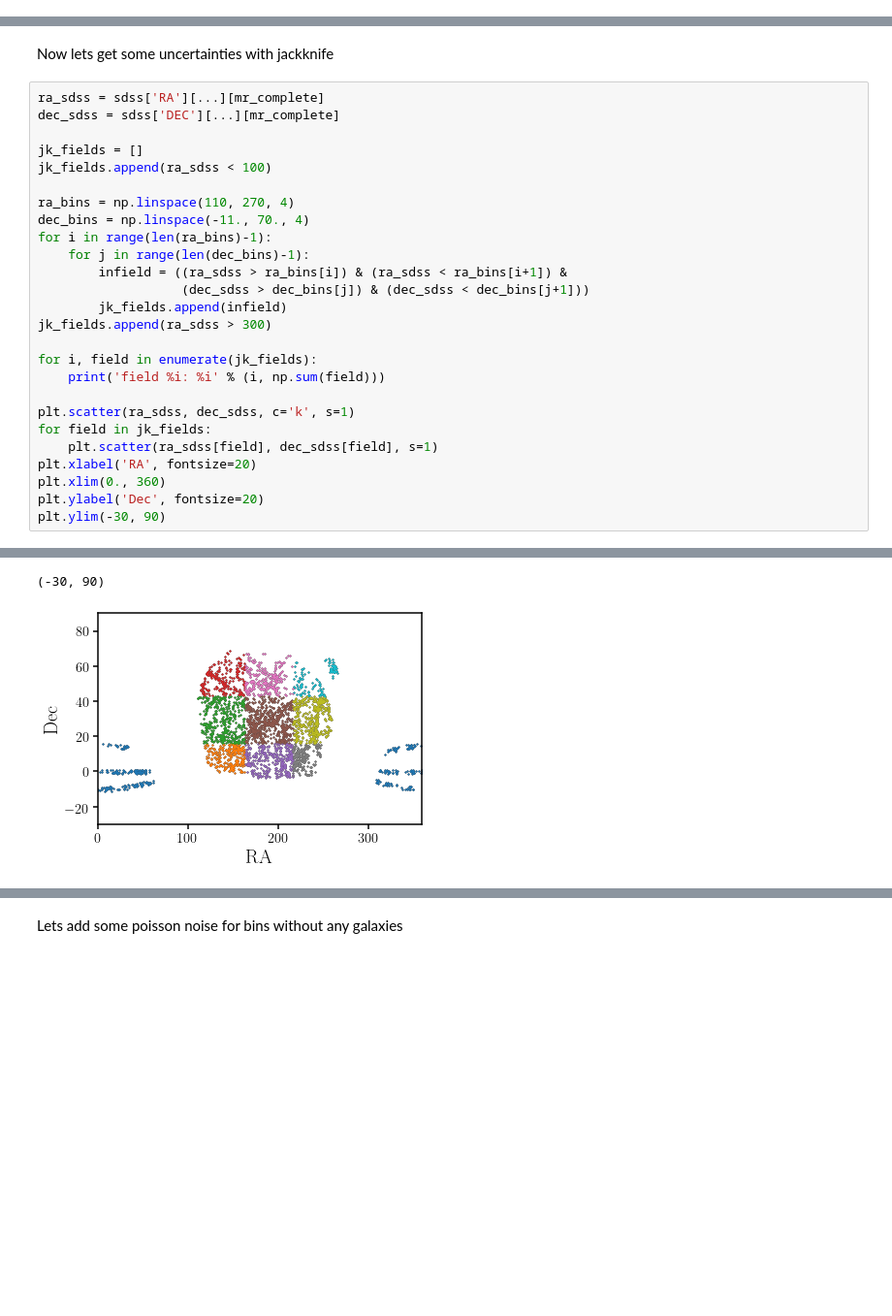
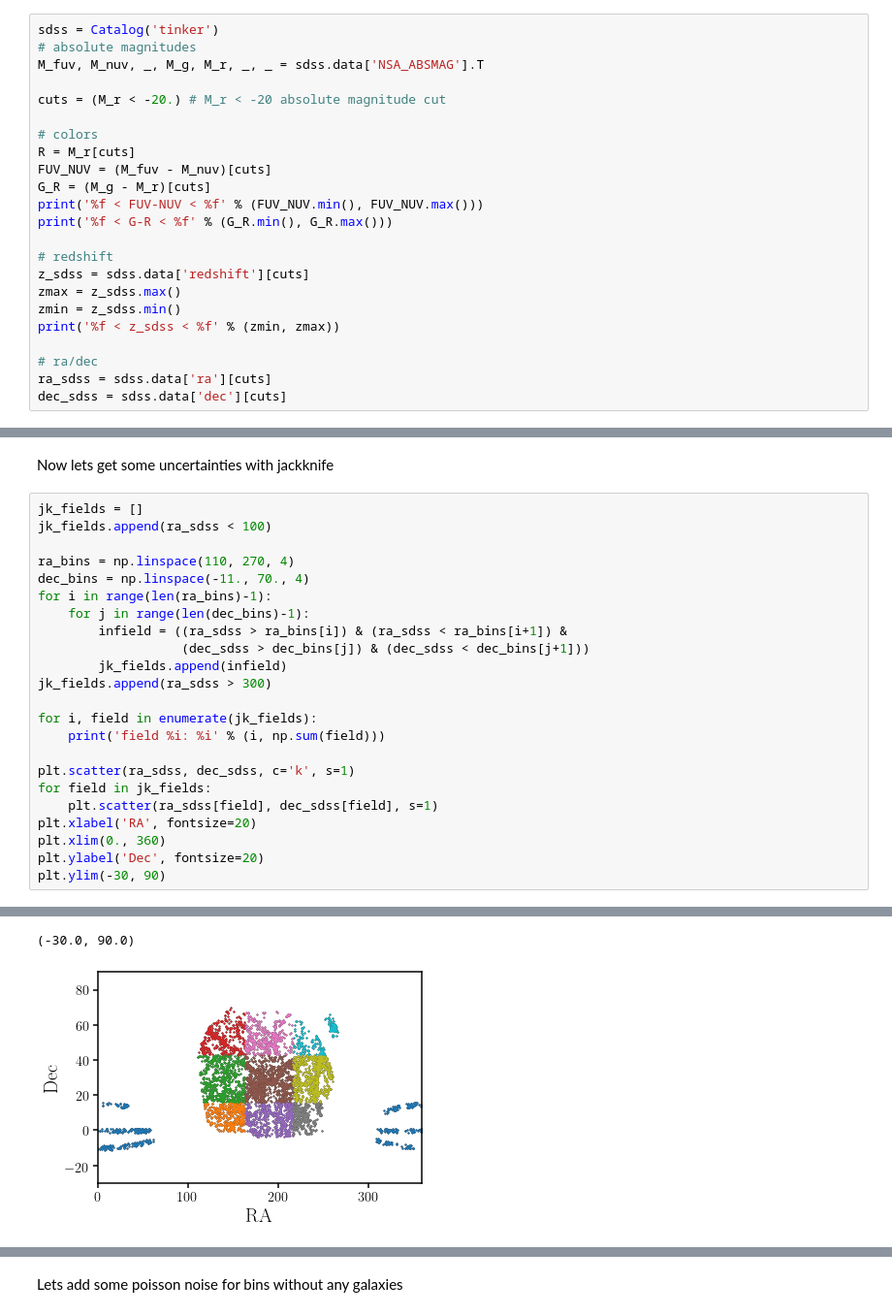
Before and after one commit to IQcollaboratory/galpopFM, a Jupyter notebook: nb/observable.ipynb, the cells around one changed output, grey strips where cells are left out. Shown: that part at 97% size. Cells and saved outputs as stored; diff of their text form; blank space fills up the shorter version.

Commit message:
- `nb/observable.ipynb`: recalculated the observation data vector for   Jeremy's SDSS sample using NSA absolute magnitudes

```diff
--- a/nb/observable.ipynb
+++ b/nb/observable.ipynb
@@ -57,0 +32,23 @@ vol_sdss = (cosmo.comoving_volume(zmax).value - cosmo.comoving_volume(zmin).valu
+# %%
+sdss = Catalog('tinker')
+# absolute magnitudes
+M_fuv, M_nuv, _, M_g, M_r, _, _ = sdss.data['NSA_ABSMAG'].T
+
+cuts = (M_r < -20.) # M_r < -20 absolute magnitude cut
+
+# colors
+R = M_r[cuts]
+FUV_NUV = (M_fuv - M_nuv)[cuts]
+G_R = (M_g - M_r)[cuts]
+print('%f < FUV-NUV < %f' % (FUV_NUV.min(), FUV_NUV.max()))
+print('%f < G-R < %f' % (G_R.min(), G_R.max()))
+
+# redshift
+z_sdss = sdss.data['redshift'][cuts]
+zmax = z_sdss.max()
+zmin = z_sdss.min()
+print('%f < z_sdss < %f' % (zmin, zmax))
+
+# ra/dec
+ra_sdss = sdss.data['ra'][cuts]
+dec_sdss = sdss.data['dec'][cuts]
@@ -108,9 +109,6 @@ sub.set_xlim(-1., 10.)
 # %% [markdown]
 Now lets get some uncertainties with jackknife
 # %%
-ra_sdss = sdss['RA'][...][mr_complete]
-dec_sdss = sdss['DEC'][...][mr_complete]
-
 jk_fields = []
 jk_fields.append(ra_sdss < 100)
 
@@ -148,2 +146,2 @@ field 10: 133
-(-30, 90)
+(-30.0, 90.0)
-[figure, old version]
+[figure, new version]
```
Also changed, not shown: parts of 17 cells of this notebook.
